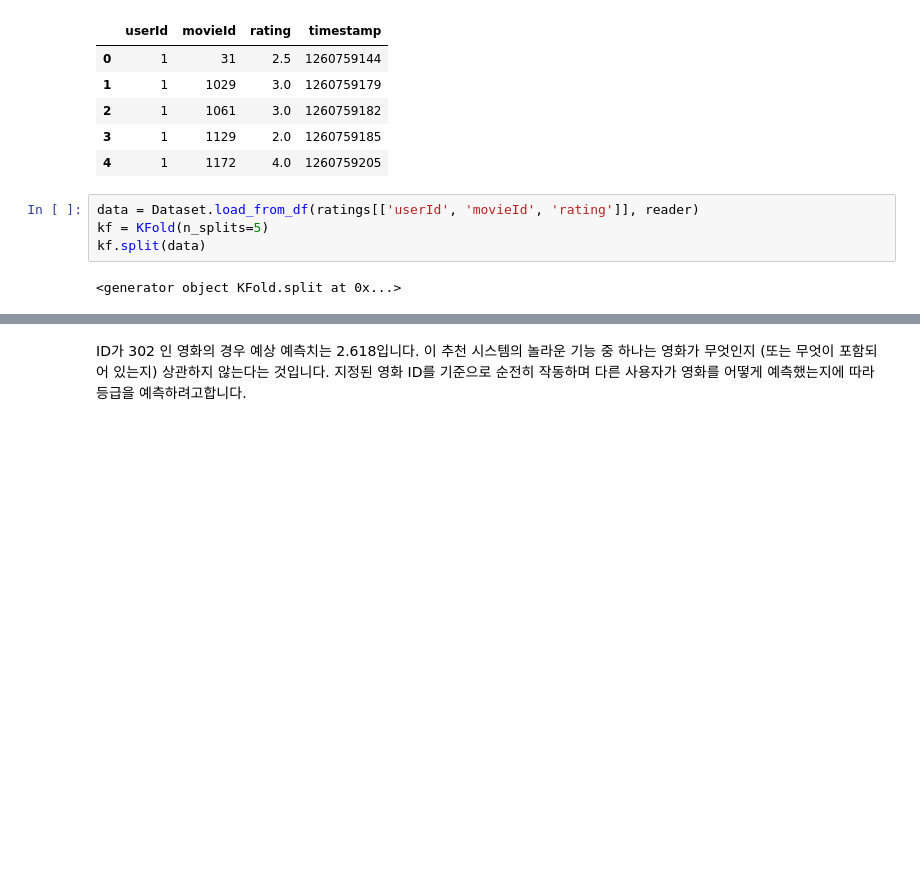
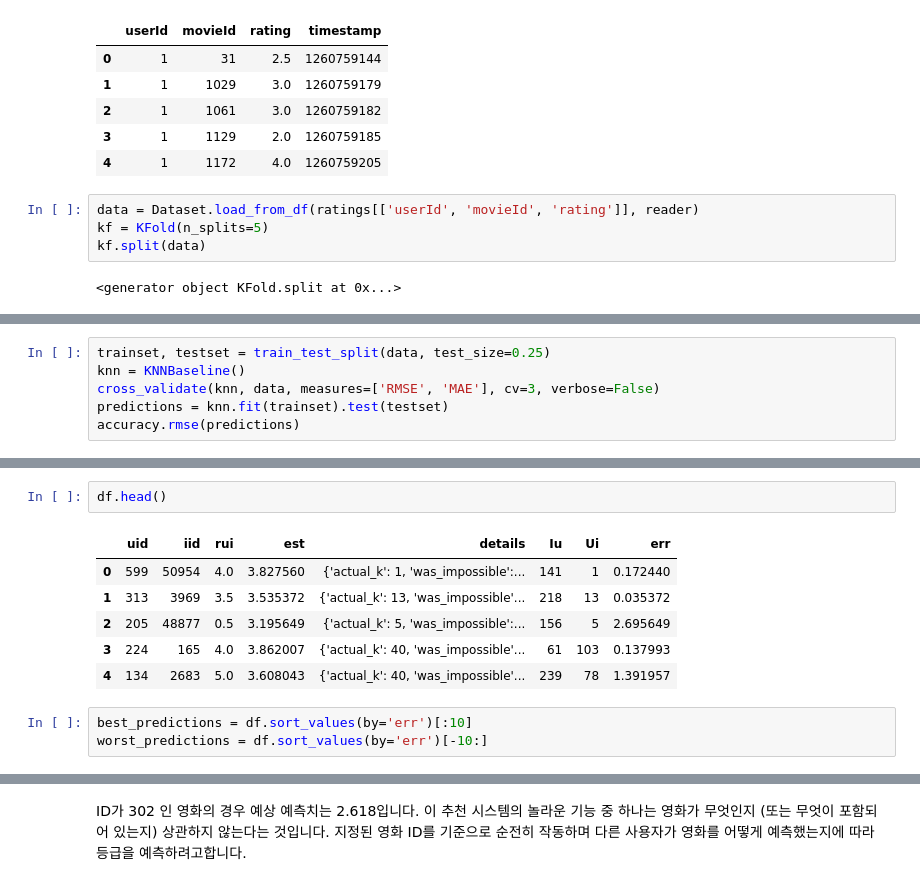
Before and after one commit to ashyrion/ML, a Jupyter notebook: recommand_system.ipynb, the cells around one changed output, grey strips where cells are left out. Saved outputs shown, nothing was run; the diff lists cells and outputs as text; blank space fills up the shorter version.

```diff
--- a/recommand_system.ipynb
+++ b/recommand_system.ipynb
@@ -423,0 +431,6 @@ svd.fit(trainset)
+# %%
+trainset, testset = train_test_split(data, test_size=0.25)
+knn = KNNBaseline()
+cross_validate(knn, data, measures=['RMSE', 'MAE'], cv=3, verbose=False)
+predictions = knn.fit(trainset).test(testset)
+accuracy.rmse(predictions)
@@ -423,0 +487,12 @@ svd.fit(trainset)
+# %%
+df.head()
+# %% [output]
+|  | uid | iid | rui | est | details | Iu | Ui | err |
+| 0 | 599 | 50954 | 4.0 | 3.827560 | {'actual_k': 1, 'was_impossible':... | 141 | 1 | 0.172440 |
+| 1 | 313 | 3969 | 3.5 | 3.535372 | {'actual_k': 13, 'was_impossible'... | 218 | 13 | 0.035372 |
+| 2 | 205 | 48877 | 0.5 | 3.195649 | {'actual_k': 5, 'was_impossible':... | 156 | 5 | 2.695649 |
+| 3 | 224 | 165 | 4.0 | 3.862007 | {'actual_k': 40, 'was_impossible'... | 61 | 103 | 0.137993 |
+| 4 | 134 | 2683 | 5.0 | 3.608043 | {'actual_k': 40, 'was_impossible'... | 239 | 78 | 1.391957 |
+# %%
+best_predictions = df.sort_values(by='err')[:10]
+worst_predictions = df.sort_values(by='err')[-10:]
```
Also changed, not shown: parts of 13 cells of this notebook.
